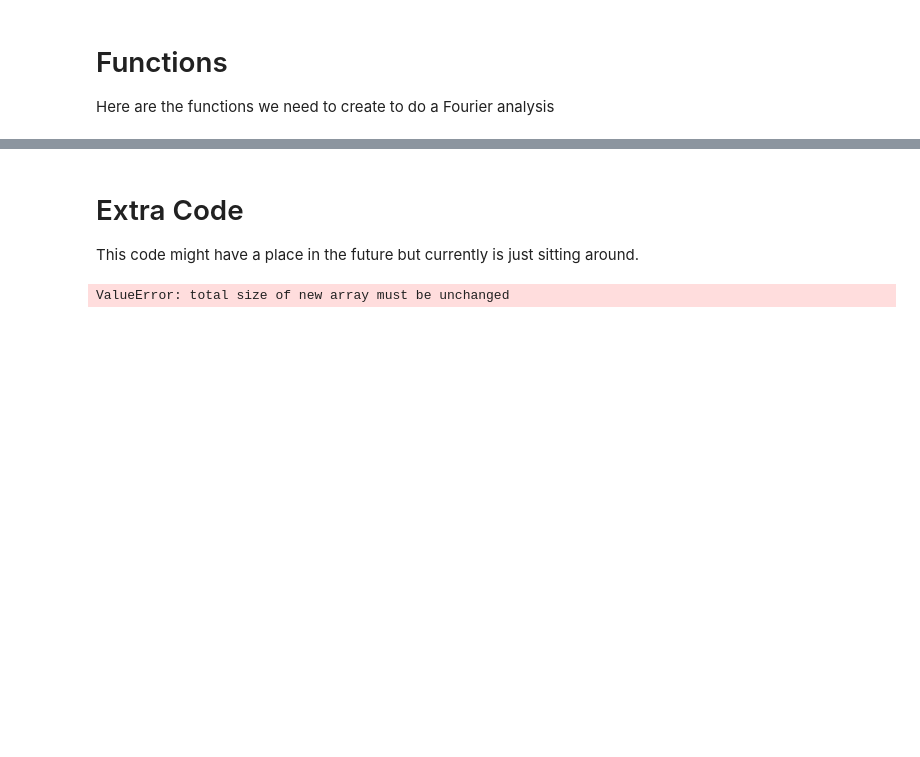
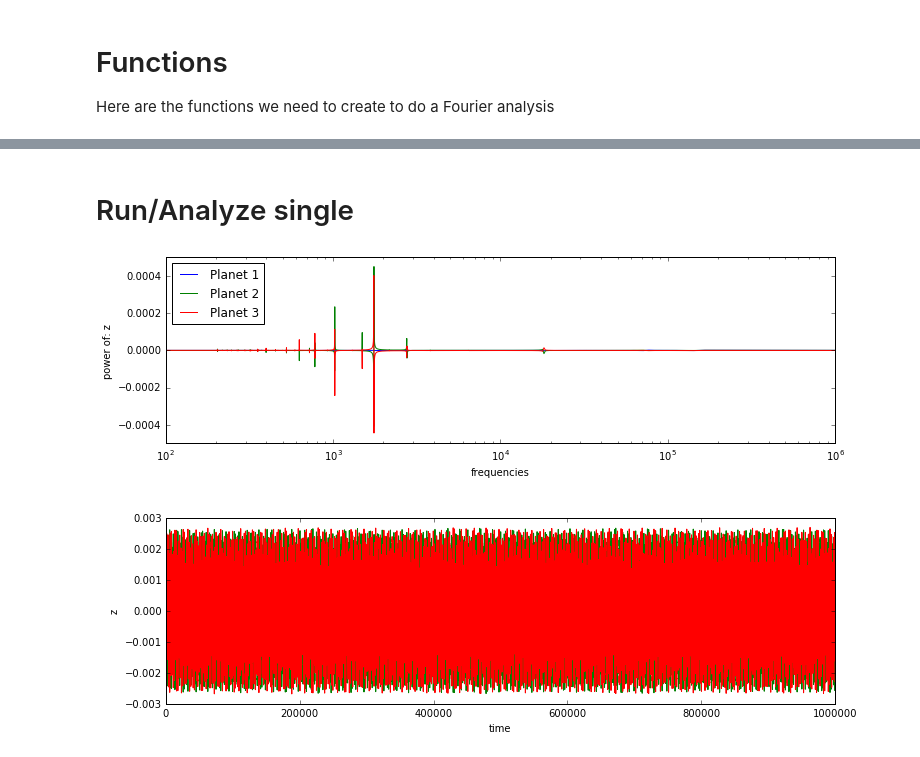
Before and after one commit to dtamayo/Stability, a Jupyter notebook: Analysis/Fourier_Check.ipynb, the cells around one changed output, grey strips where cells are left out. Drawn from its saved outputs; the diff is of its cells as text; code cells hidden in the pictures; blank space fills up the shorter version.

Commit message:
Fourier runs, Dan's system

```diff
--- a/Analysis/Fourier_Check.ipynb
+++ b/Analysis/Fourier_Check.ipynb
@@ -94,7 +106,9 @@ Here are the functions we need to create to do a Fourier analysis
 # %%
 #extra variables that we might want to plot
 def get_var(data,i,var):
-    if var == 'z':
+    if var == "LCE":
+        return data["LCE"]
+    if var == "z":
         e = data["e"+i].values
         pomega = data["pomega"+i].values
         return e*np.exp(pomega*1j)
@@ -195,3 +180,0 @@ plt.ylabel("amplitude")
-# %% [markdown]
-# Extra Code
-This code might have a place in the future but currently is just sitting around.
@@ -211,29 +181,2 @@ plt.xlabel('frequency')
-# %%
-#2-D frequency map (i.e. split data into chunks and do freq analysis of each chunk)
-import scipy.signal as signal
-var = "h"
-n_freq = 30
-n_chunks = 4
-
-f = np.linspace(0.01, 5, n_freq)
-t = data["Time"].values.reshape((n_chunks,1000/n_chunks)) #10 rows of 100 entries each
-y = get_var(data,"1",var).reshape((n_chunks,1000/n_chunks))
-powers = []
-freq = []
-index = []
-for i in range(n_chunks):
-    powers.append(signal.lombscargle(t[i],y[i],f))
-    freq.append(f)
-    index.append(np.ones(n_freq)*i*0.1)
-
-index = np.asarray(index)
-powers = np.asarray(powers)
-freq = np.asarray(freq)
-
-#plot
-im = plt.scatter(freq,index,c=powers,cmap='coolwarm',lw=0,s=20);
-plt.colorbar(im, label='power')
-plt.xlabel("frequency")
-plt.ylabel("time chunk (arbitrary scaling)")
-# %% [output]
-ValueError: total size of new array must be unchanged
+# %% [markdown]
+# Run/Analyze single
@@ -239,0 +186,15 @@ ValueError: total size of new array must be unchanged
+# %%
+%matplotlib inline
+f = "Fourier/data/DTsys_t1.0e+06_innerMF1_sd198.csv"
+var = "z"
+columns = ['Time']
+for i in ['1', '2', '3', '4']:
+    columns += ['a'+i, 'P'+i, 'e'+i, 'pomega'+i, 'inc'+i, 'Omega'+i, 'f'+i]
+
+data = pd.read_csv(f,header=None,names=columns)
+data.head()
+tmax = float(f.split("_")[-3].split("t")[1])
+N_outputs = len(data.index)
+fourier(data,var,tmax,N_outputs,f)
+# %% [output]
+[figure, added]
```
Also changed, not shown: parts of 12 cells of this notebook, 1 other file.
